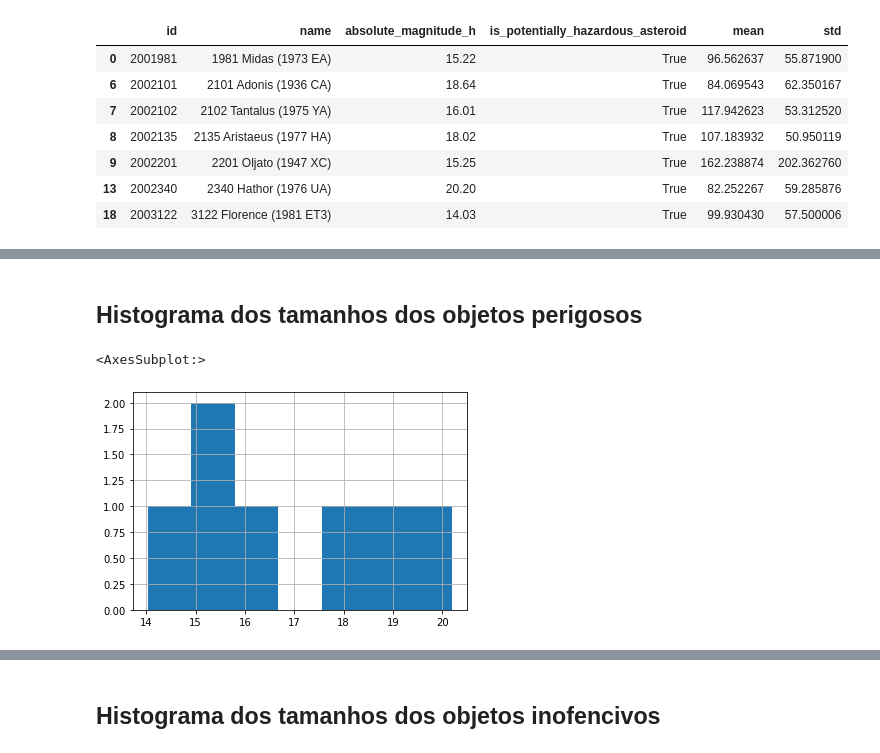
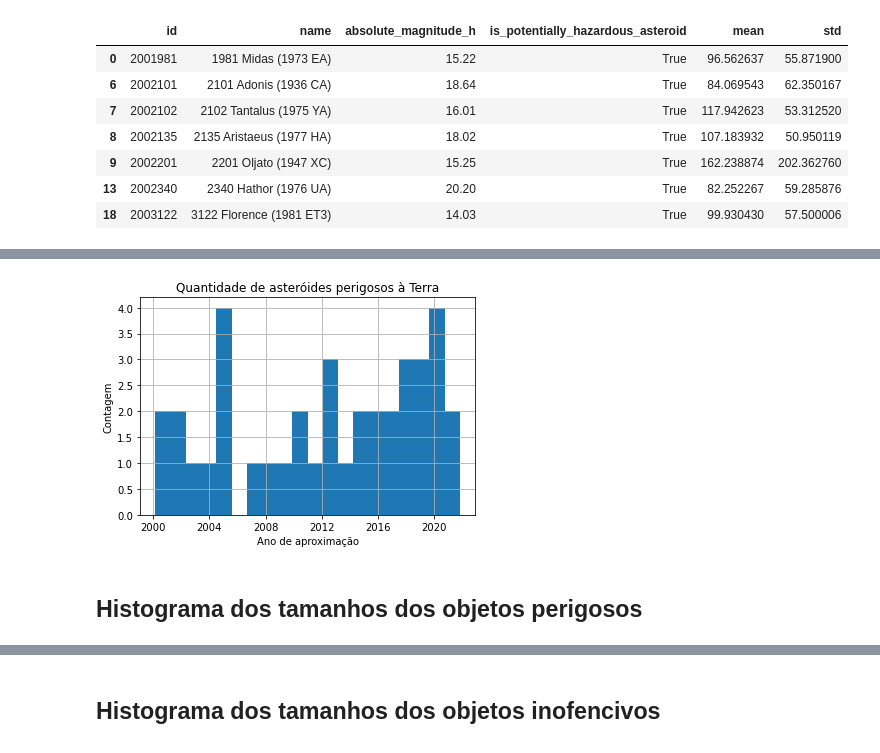
Before and after one commit to gus-phys/AI2-resources, a Jupyter notebook: 03-introducao-a-estatistica/aula1/NeoWs/NeoWs-dangerous-objects.ipynb, the cells around one changed output, grey strips where cells are left out. Saved outputs shown, nothing was run; the diff lists cells and outputs as text; code cells hidden in the pictures.

```diff
--- a/03-introducao-a-estatistica/aula1/NeoWs/NeoWs-dangerous-objects.ipynb
+++ b/03-introducao-a-estatistica/aula1/NeoWs/NeoWs-dangerous-objects.ipynb
@@ -197,0 +199,9 @@ dan_obj_sta
+# %%
+ext_df['close_approach_date'] = pd.to_datetime(ext_df['close_approach_date'])
+# %%
+start_date = '2000-01-01'
+end_date = '2021-12-31'
+mask = (ext_df['close_approach_date'] > start_date) & (ext_df['close_approach_date'] < end_date)
+# %%
+obj_period = ext_df.loc[mask]
+obj_period.head()
@@ -198,7 +215,11 @@ dan_obj_sta
+# %%
+dang_obj_period = obj_period.loc[obj_period['is_potentially_hazardous_asteroid']==True]
+dang_obj_period['close_approach_date'].hist(bins=20)
+plt.title('Quantidade de asteróides perigosos à Terra')
+plt.xlabel('Ano de aproximação')
+plt.ylabel('Contagem')
+plt.show()
+# %% [output]
+[figure, added]
 # %% [markdown]
 ## Histograma dos tamanhos dos objetos perigosos
-# %%
-dang_obj['absolute_magnitude_h'].hist(bins=7)
-# %% [output]
-<AxesSubplot:>
-[figure, removed]
```
Also changed, not shown: parts of 13 cells of this notebook.
